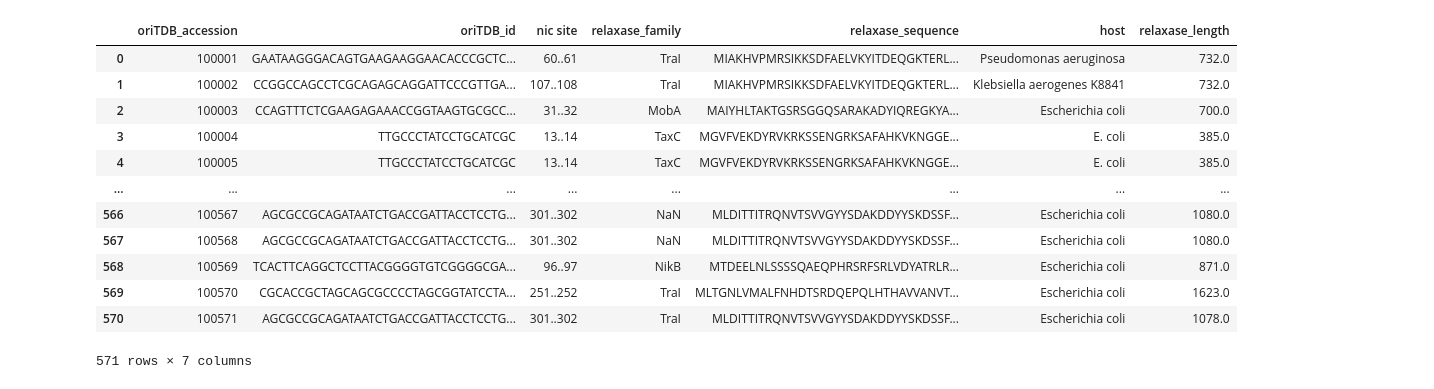
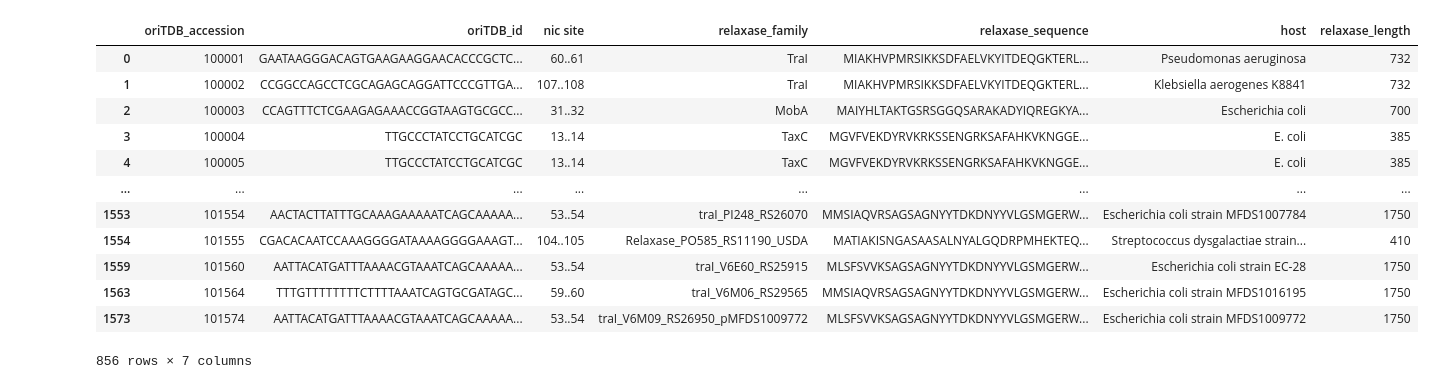
Before and after one commit to Nisanga-P/huh-dna-specificity, a Jupyter notebook: notebooks/oritdb.ipynb, the cells around one changed output. Cells and saved outputs as stored; diff of their text form; code cells hidden in the pictures.

```diff
--- a/notebooks/oritdb.ipynb
+++ b/notebooks/oritdb.ipynb
@@ -46,21 +46,21 @@ filtered_df
 # %%
-df['relaxase_length'] = df['relaxase_sequence'].str.len()
+filtered_df['relaxase_length'] = filtered_df['relaxase_sequence'].str.len()
 
-df
+filtered_df
 # %% [output]
 |  | oriTDB_accession | oriTDB_id | nic site | relaxase_family | relaxase_sequence | host | relaxase_length |
-| 0 | 100001 | GAATAAGGGACAGTGAAGAAGGAACACCCGCTC... | 60..61 | TraI | MIAKHVPMRSIKKSDFAELVKYITDEQGKTERL... | Pseudomonas aeruginosa | 732.0 |
-| 1 | 100002 | CCGGCCAGCCTCGCAGAGCAGGATTCCCGTTGA... | 107..108 | TraI | MIAKHVPMRSIKKSDFAELVKYITDEQGKTERL... | Klebsiella aerogenes K8841 | 732.0 |
-| 2 | 100003 | CCAGTTTCTCGAAGAGAAACCGGTAAGTGCGCC... | 31..32 | MobA | MAIYHLTAKTGSRSGGQSARAKADYIQREGKYA... | Escherichia coli | 700.0 |
-| 3 | 100004 | TTGCCCTATCCTGCATCGC | 13..14 | TaxC | MGVFVEKDYRVKRKSSENGRKSAFAHKVKNGGE... | E. coli | 385.0 |
-| 4 | 100005 | TTGCCCTATCCTGCATCGC | 13..14 | TaxC | MGVFVEKDYRVKRKSSENGRKSAFAHKVKNGGE... | E. coli | 385.0 |
+| 0 | 100001 | GAATAAGGGACAGTGAAGAAGGAACACCCGCTC... | 60..61 | TraI | MIAKHVPMRSIKKSDFAELVKYITDEQGKTERL... | Pseudomonas aeruginosa | 732 |
+| 1 | 100002 | CCGGCCAGCCTCGCAGAGCAGGATTCCCGTTGA... | 107..108 | TraI | MIAKHVPMRSIKKSDFAELVKYITDEQGKTERL... | Klebsiella aerogenes K8841 | 732 |
+| 2 | 100003 | CCAGTTTCTCGAAGAGAAACCGGTAAGTGCGCC... | 31..32 | MobA | MAIYHLTAKTGSRSGGQSARAKADYIQREGKYA... | Escherichia coli | 700 |
+| 3 | 100004 | TTGCCCTATCCTGCATCGC | 13..14 | TaxC | MGVFVEKDYRVKRKSSENGRKSAFAHKVKNGGE... | E. coli | 385 |
+| 4 | 100005 | TTGCCCTATCCTGCATCGC | 13..14 | TaxC | MGVFVEKDYRVKRKSSENGRKSAFAHKVKNGGE... | E. coli | 385 |
 | ... | ... | ... | ... | ... | ... | ... | ... |
-| 566 | 100567 | AGCGCCGCAGATAATCTGACCGATTACCTCCTG... | 301..302 | NaN | MLDITTITRQNVTSVVGYYSDAKDDYYSKDSSF... | Escherichia coli | 1080.0 |
-| 567 | 100568 | AGCGCCGCAGATAATCTGACCGATTACCTCCTG... | 301..302 | NaN | MLDITTITRQNVTSVVGYYSDAKDDYYSKDSSF... | Escherichia coli | 1080.0 |
-| 568 | 100569 | TCACTTCAGGCTCCTTACGGGGTGTCGGGGCGA... | 96..97 | NikB | MTDEELNLSSSSQAEQPHRSRFSRLVDYATRLR... | Escherichia coli | 871.0 |
-| 569 | 100570 | CGCACCGCTAGCAGCGCCCCTAGCGGTATCCTA... | 251..252 | TraI | MLTGNLVMALFNHDTSRDQEPQLHTHAVVANVT... | Escherichia coli | 1623.0 |
-| 570 | 100571 | AGCGCCGCAGATAATCTGACCGATTACCTCCTG... | 301..302 | TraI | MLDITTITRQNVTSVVGYYSDAKDDYYSKDSSF... | Escherichia coli | 1078.0 |
+| 1553 | 101554 | AACTACTTATTTGCAAAGAAAAATCAGCAAAAA... | 53..54 | traI_PI248_RS26070 | MMSIAQVRSAGSAGNYYTDKDNYYVLGSMGERW... | Escherichia coli strain MFDS1007784 | 1750 |
+| 1554 | 101555 | CGACACAATCCAAAGGGGATAAAAGGGGAAAGT... | 104..105 | Relaxase_PO585_RS11190_USDA | MATIAKISNGASAASALNYALGQDRPMHEKTEQ... | Streptococcus dysgalactiae strain... | 410 |
+| 1559 | 101560 | AATTACATGATTTAAAACGTAAATCAGCAAAAA... | 53..54 | traI_V6E60_RS25915 | MLSFSVVKSAGSAGNYYTDKDNYYVLGSMGERW... | Escherichia coli strain EC-28 | 1750 |
+| 1563 | 101564 | TTTGTTTTTTTTCTTTTAAATCAGTGCGATAGC... | 59..60 | traI_V6M06_RS29565 | MMSIAQVRSAGSAGNYYTDKDNYYVLGSMGERW... | Escherichia coli strain MFDS1016195 | 1750 |
+| 1573 | 101574 | AATTACATGATTTAAAACGTAAATCAGCAAAAA... | 53..54 | traI_V6M09_RS26950_pMFDS1009772 | MLSFSVVKSAGSAGNYYTDKDNYYVLGSMGERW... | Escherichia coli strain MFDS1009772 | 1750 |
-571 rows × 7 columns
+856 rows × 7 columns
 # %%
 from IPython.display import display, HTML
 
```
Also changed, not shown: parts of 2 cells of this notebook, 9 other files.
